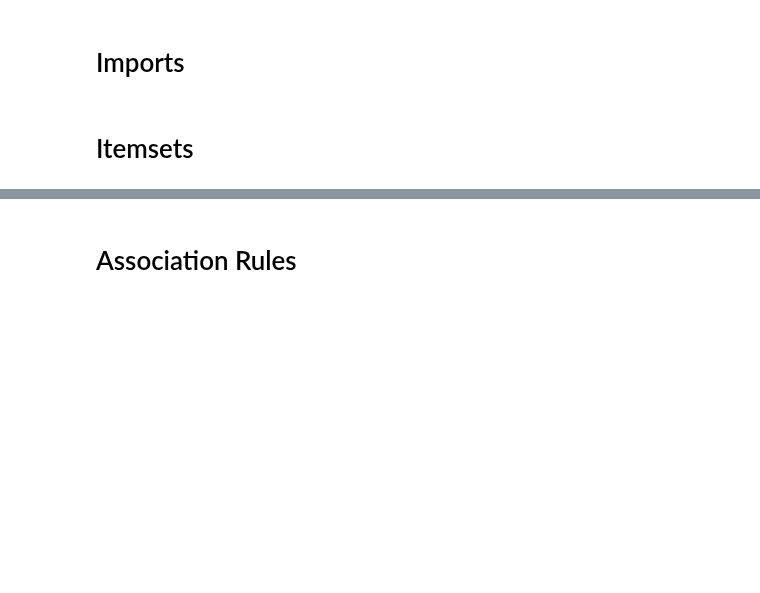
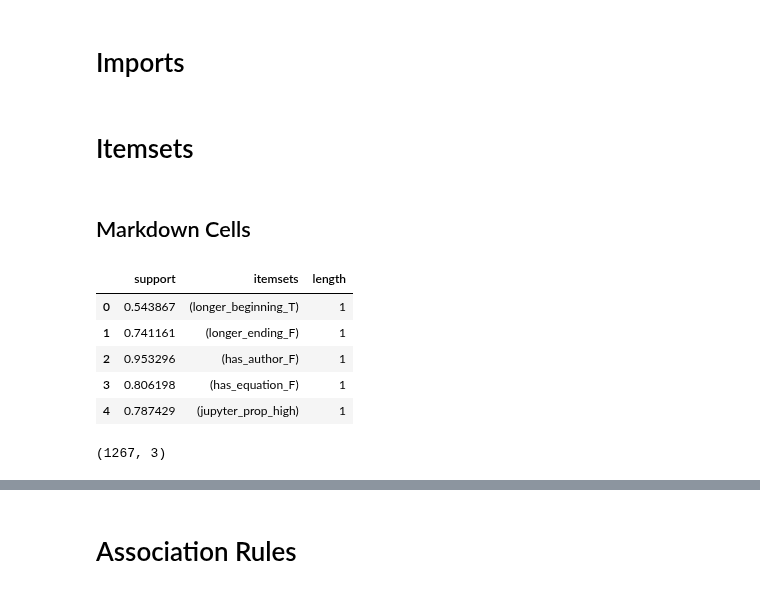
Before and after one commit to Isabel-Gan/quantifying-notebook-features, a Jupyter notebook: output/complete-runs/analysis/rule-mining/rule-mining-analysis.ipynb, the cells around one changed output, grey strips where cells are left out. Saved outputs shown, nothing was run; the diff lists cells and outputs as text; code cells hidden in the pictures; blank space fills up the shorter version.

```diff
--- a/output/complete-runs/analysis/rule-mining/rule-mining-analysis.ipynb
+++ b/output/complete-runs/analysis/rule-mining/rule-mining-analysis.ipynb
@@ -4,3 +4,19 @@
 import pandas as pd
 # %% [markdown]
 # Itemsets
+# %% [markdown]
+## Markdown Cells
+# %%
+md_itemsets = pd.read_pickle('md_frequent_itemsets.pkl')
+md_itemsets.head()
+# %% [output]
+|  | support | itemsets | length |
+| 0 | 0.543867 | (longer_beginning_T) | 1 |
+| 1 | 0.741161 | (longer_ending_F) | 1 |
+| 2 | 0.953296 | (has_author_F) | 1 |
+| 3 | 0.806198 | (has_equation_F) | 1 |
+| 4 | 0.787429 | (jupyter_prop_high) | 1 |
+# %%
+md_itemsets.shape
+# %% [output]
+(1267, 3)
```
Also changed, not shown: parts of 9 cells of this notebook, 5 other files.
